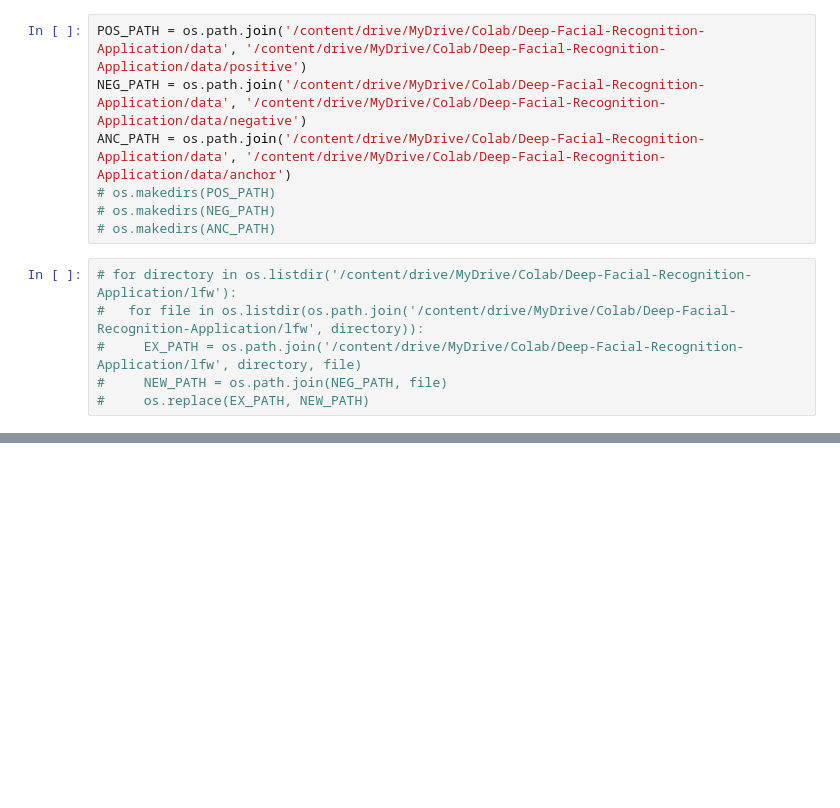
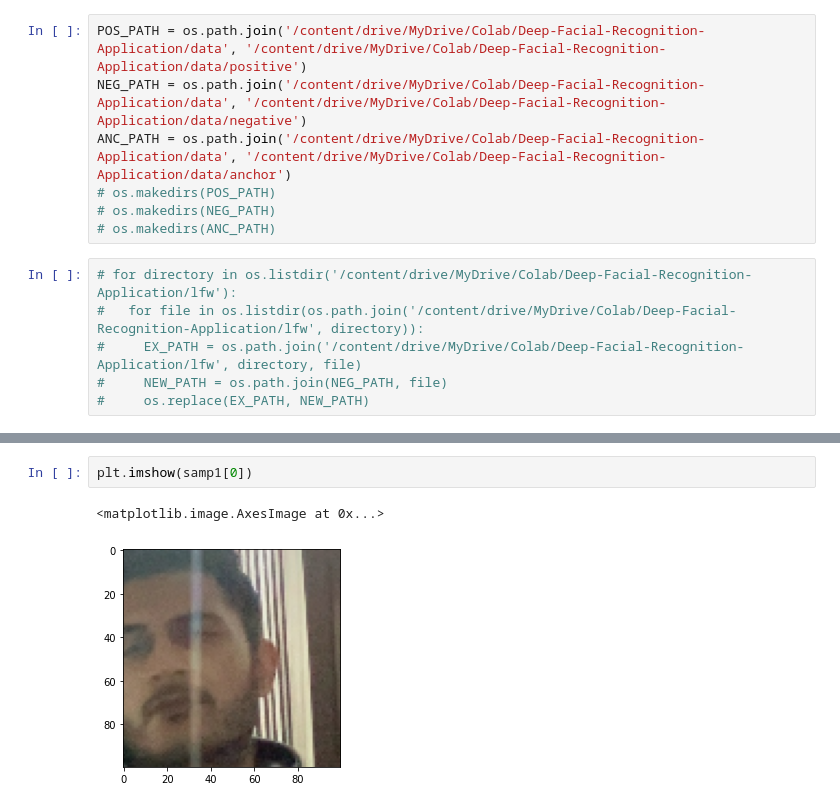
Before and after one commit to jayantdahiya/Deep-Facial-Recognition, a Jupyter notebook: Notebook1.ipynb, the cells around one changed output, grey strips where cells are left out. Drawn from its saved outputs; the diff is of its cells as text; blank space fills up the shorter version.

```diff
--- a/Notebook1.ipynb
+++ b/Notebook1.ipynb
@@ -44,0 +81,5 @@ ANC_PATH = os.path.join('/content/drive/MyDrive/Colab/Deep-Facial-Recognition-Ap
+# %%
+plt.imshow(samp1[0])
+# %% [output]
+<matplotlib.image.AxesImage at 0x...>
+[figure, added]
```
Also changed, not shown: parts of 23 cells of this notebook.
